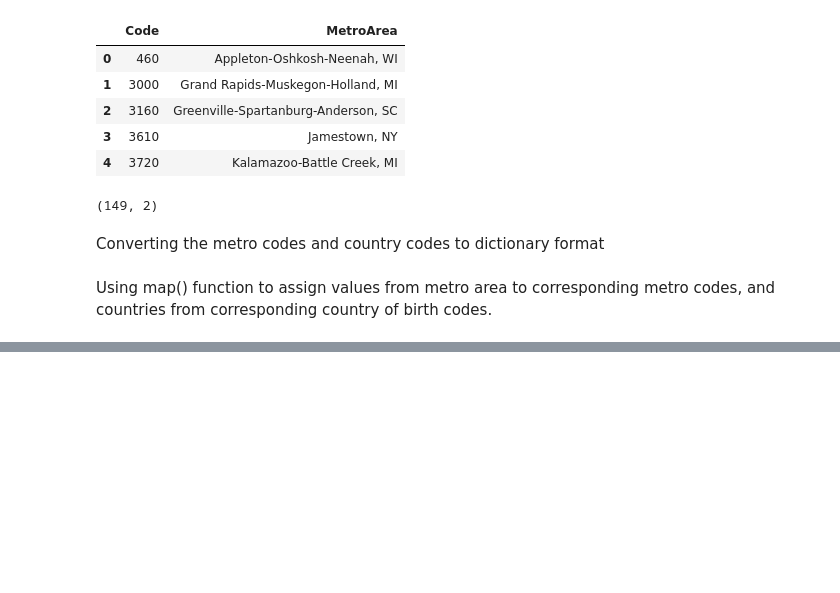
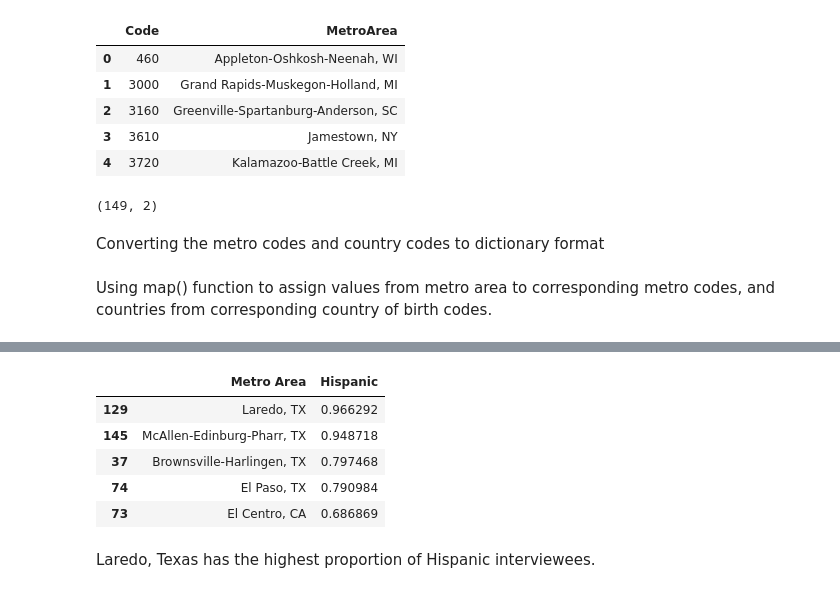
Before and after one commit to atheesh1998/Analytics-Edge, a Jupyter notebook: 1. EDA/4. Demographics & Employment in the US.ipynb, the cells around one changed output, grey strips where cells are left out. Drawn from its saved outputs; the diff is of its cells as text; code cells hidden in the pictures; blank space fills up the shorter version.

```diff
--- a/1. EDA/4. Demographics & Employment in the US.ipynb
+++ b/1. EDA/4. Demographics & Employment in the US.ipynb
@@ -250,0 +276,11 @@ cps.head()
+# %%
+t.sort_values('Hispanic', ascending = False).head()
+# %% [output]
+|  | Metro Area | Hispanic |
+| 129 | Laredo, TX | 0.966292 |
+| 145 | McAllen-Edinburg-Pharr, TX | 0.948718 |
+| 37 | Brownsville-Harlingen, TX | 0.797468 |
+| 74 | El Paso, TX | 0.790984 |
+| 73 | El Centro, CA | 0.686869 |
+# %% [markdown]
+Laredo, Texas has the highest proportion of Hispanic interviewees.
```
Also changed, not shown: parts of 5 cells of this notebook.
